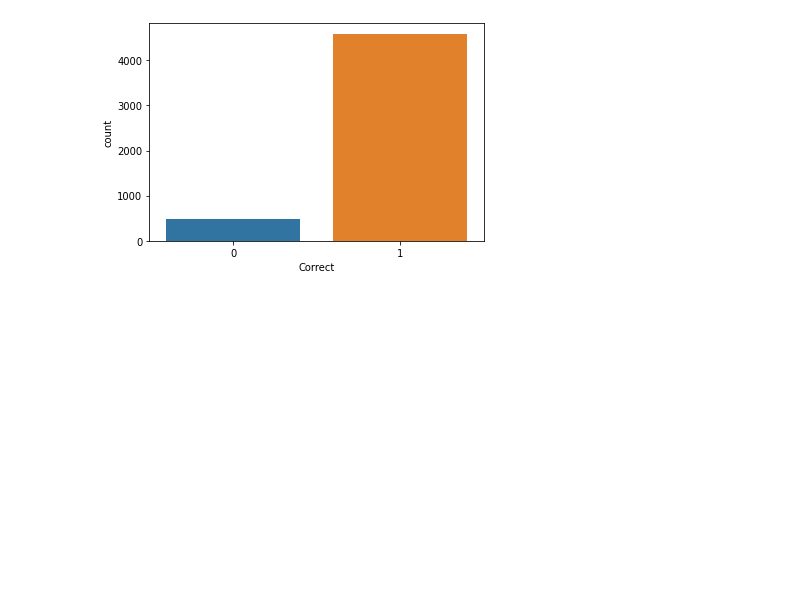
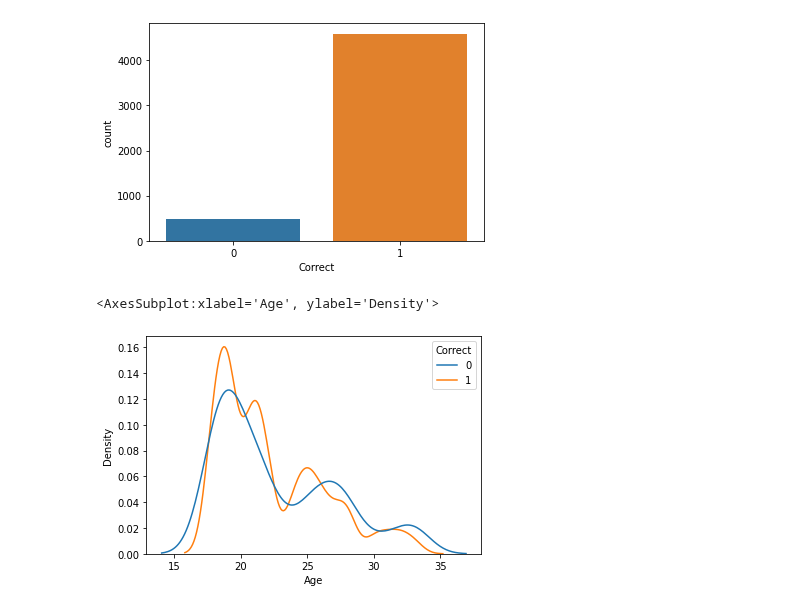
Before and after one commit to ibehave-ibots/iBOTS-Tools, a Jupyter notebook: teaching-datasets/mental-rotation/exploration/2-SNK-figures.ipynb, the cells around one changed output. Cells and saved outputs as stored; diff of their text form; code cells hidden in the pictures; blank space fills up the shorter version.

```diff
--- a/teaching-datasets/mental-rotation/exploration/2-SNK-figures.ipynb
+++ b/teaching-datasets/mental-rotation/exploration/2-SNK-figures.ipynb
@@ -43,3 +43,8 @@ sns.countplot(data=df,x='Correct')
 # %% [output]
 <AxesSubplot:xlabel='Correct', ylabel='count'>
 [figure]
+# %%
+sns.kdeplot(data=df,x='Age',hue='Correct',common_norm=False)
+# %% [output]
+<AxesSubplot:xlabel='Age', ylabel='Density'>
+[figure, added]
```
Also changed, not shown: 1 other file.
